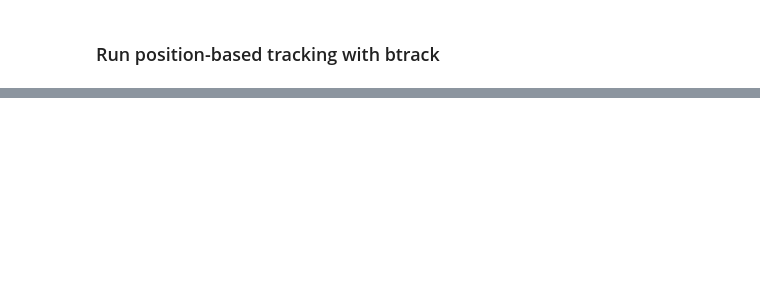
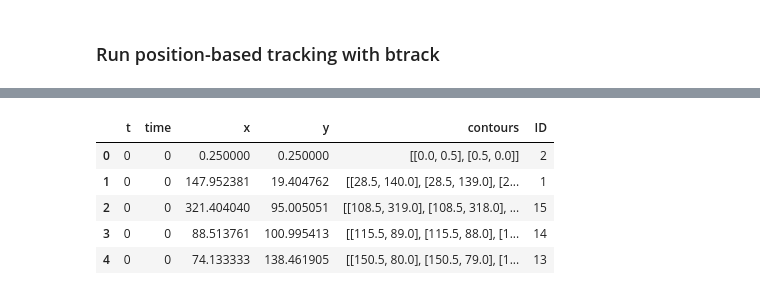
Before and after one commit to hugovaysset/Stage_Curie, a Jupyter notebook: Anaphase_DL/Build_training_set.ipynb, the cells around one changed output, grey strips where cells are left out. Drawn from its saved outputs; the diff is of its cells as text; code cells hidden in the pictures; blank space fills up the shorter version.

```diff
--- a/Anaphase_DL/Build_training_set.ipynb
+++ b/Anaphase_DL/Build_training_set.ipynb
@@ -167,15 +184,25 @@ plot_tracks(tracks, order='xyt', box=box)
 # %%
+from napari_animation import AnimationWidget
+
 # Convert from the btrack format (data structure == OrderedDict) into a format that is accepted by Napari (i.e. numpy array)
 tracks_to_napari = []
 for track in tracks:
-    for i, frame in enumerate(track.t):
-        tracks_to_napari.append({"ID": track.ID, "Frame": frame, "X": track.y[i], "Y": track.x[i]})
+    for i, time in enumerate(track.t):
+        tracks_to_napari.append({"ID": track.ID, "Time": time, "X": track.y[i], "Y": track.x[i]})
 tracks_to_napari = pd.DataFrame(tracks_to_napari)
 
 print(tracks_to_napari.shape)
-print(tracks_to_napari[:10])
 
-with napari.gui_qt():
-    viewer = napari.view_image(bf_imgs)
+view_tracks = True
+if view_tracks:
+    viewer = napari.Viewer()
+    viewer.add_image(bf_imgs)
+    viewer.add_image(rfp_ims, opacity=0.25, blending="additive", colormap="reds")
+    viewer.add_image(division_masks, opacity=0.5, colormap="blue", blending="additive")
     viewer.add_tracks(tracks_to_napari)
+
+#     animation_widget = AnimationWidget(viewer)
+#     viewer.window.add_dock_widget(animation_widget, area='right')
+
+    napari.run()
 # %% [output]
@@ -196,0 +210,67 @@ NameError: name 'imgs' is not defined
+# %%
+# join the predictions to the tracks
+k, count = 0, 0
+
+print(positions_per_frame.shape)
+
+positions_per_frame["ID"] = pd.Series.empty
+
+def get_closest_point(x, y, t, df, max_dist=10):
+    """
+    For a given point (x, y, t), searches for the closest point (x+dx, y+dx, t+lag)
+    within an area of radius lower than max_dist, for increasing values of lag. Helps
+    to retrieve the contours of a cell when it is in the track but the contours are lost
+    at the segmentation step.
+    """
+
+    euclidian_dist = np.vectorize(lambda x1, x2, y1, y2: np.sqrt((x1 - x2) ** 2 + (y1 - y2) ** 2))
+
+    lag = 1
+    subs = df[df["time"] == t + lag]
+    if subs.empty:
+        print("empty")
+        return None, None, None
+
+    while not subs.empty and np.min(euclidian_dist(x, subs["y"], y, subs["x"])) > max_dist and lag <= 10:  # x and y are inverted between position_per_frame and tracks
+        lag += 1
+        subs = df[df["time"] == t + lag]
+
+    closest_index = np.argmin(euclidian_dist(x, subs["y"], y, subs["x"]))
+
+    return t + lag, subs.iloc[closest_index]["x"], subs.iloc[closest_index]["y"]
+
+# iterate on the tracks and retrieve the track ID corresponding to each cell at each instant
+# some cells are missing in the tracks (i.e. the track was made even though no cell was detected)
+# for those cells we retrieve the closest cell at the following frames
+for k, idx in enumerate(tracks_to_napari["ID"].unique()):
+    track = tracks_to_napari[tracks_to_napari["ID"] == idx]
+
+    if k % 100 == 0:
+        print(f"Line {k}")
+        print(f"Number of retrieved cells: {count}")
+
+    for t, x, y in zip(track["Time"], track["X"], track["Y"]):
+        if not positions_per_frame[(positions_per_frame["x"] == y) & (positions_per_frame["y"] == x) & (positions_per_frame["time"] == t)].empty:
+            index = positions_per_frame[(positions_per_frame["x"] == y) & (positions_per_frame["y"] == x) & (positions_per_frame["time"] == t)]["ID"].index
+            positions_per_frame.at[index, "ID"] = track[(track["Time"] == t) & (track["X"] == x) & (track["Y"] == y)]["ID"].values[0]
+            count += 1
+        else:
+            next_time, next_x, next_y = get_closest_point(x, y, t, positions_per_frame, max_dist=10)
+
+            if t is not None and x is not None and y is not None:
+                positions_per_frame = positions_per_frame.append({"ID": track[(track["Time"] == t) & (track["X"] == x) & (track["Y"] == y)]["ID"].values[0],
+                                            "x": y, "y": x, "time": t, "t": t // time_step,
+                                            "contours": positions_per_frame[(positions_per_frame["time"] == next_time) & (positions_per_frame["x"] == next_x) & (positions_per_frame["y"] == next_y)]["contours"].values[0]},
+                                            ignore_index=True)
+                count += 1
+            else:
+                continue
+
+    k += 1
+
+print(k, count)
+
+print(f"Number of retrieved cells : {count}")
+
+positions_per_frame.head()
+# %% [output]
@@ -196,0 +292,6 @@ NameError: name 'imgs' is not defined
+|  | t | time | x | y | contours | ID |
+| 0 | 0 | 0 | 0.250000 | 0.250000 | [[0.0, 0.5], [0.5, 0.0]] | 2 |
+| 1 | 0 | 0 | 147.952381 | 19.404762 | [[28.5, 140.0], [28.5, 139.0], [2... | 1 |
+| 2 | 0 | 0 | 321.404040 | 95.005051 | [[108.5, 319.0], [108.5, 318.0], ... | 15 |
+| 3 | 0 | 0 | 88.513761 | 100.995413 | [[115.5, 89.0], [115.5, 88.0], [1... | 14 |
+| 4 | 0 | 0 | 74.133333 | 138.461905 | [[150.5, 80.0], [150.5, 79.0], [1... | 13 |
```
Also changed, not shown: parts of 14 cells of this notebook, 6 other files.
